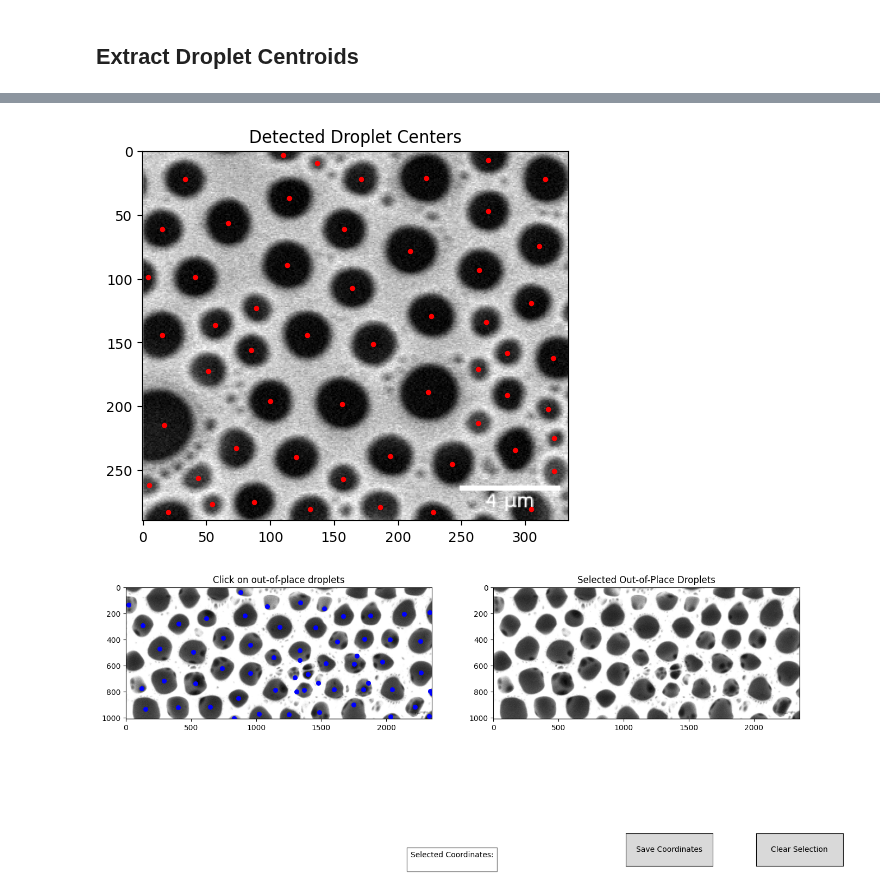
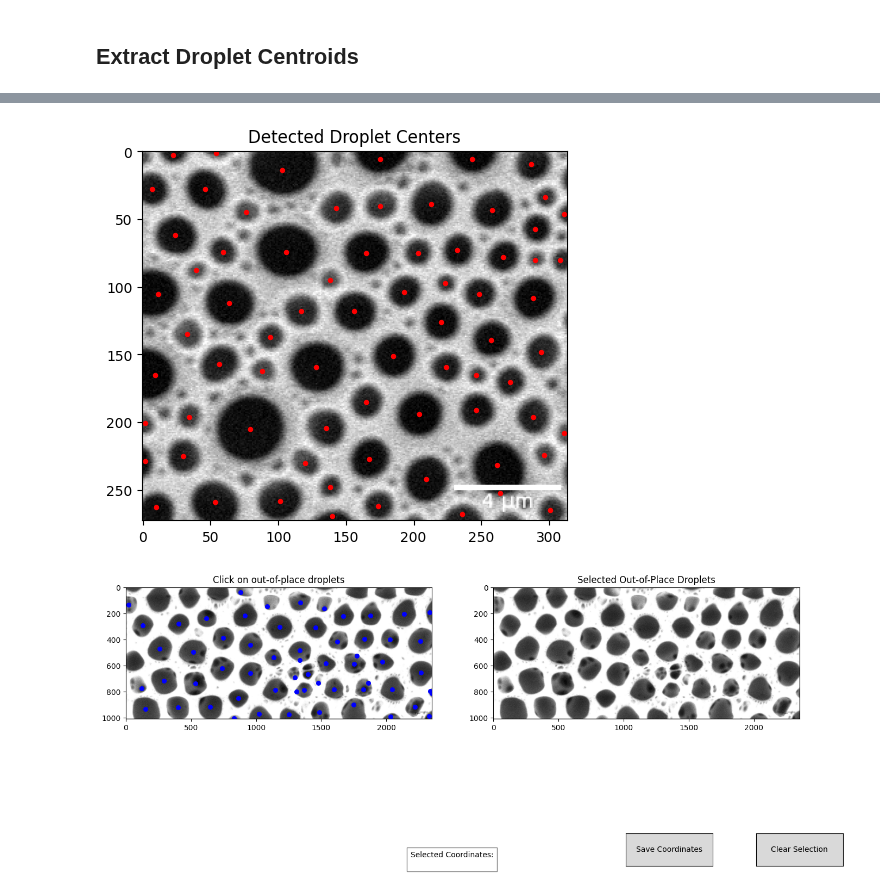
Before and after one commit to lemontang3/Python_Physics, a Jupyter notebook: Voronoi_Analysis.ipynb, the cells around one changed output, grey strips where cells are left out. Cells and saved outputs as stored; diff of their text form; code cells hidden in the pictures.

```diff
--- a/Voronoi_Analysis.ipynb
+++ b/Voronoi_Analysis.ipynb
@@ -47,7 +47,7 @@ import numpy as np
 import matplotlib.pyplot as plt
 
 # Load the image
-image_path = "sample2A.png"  # Update with your image path if needed
+image_path = "sample3B.png"  # Update with your image path if needed
 image = cv2.imread(image_path, cv2.IMREAD_GRAYSCALE)
 
 # Apply Gaussian blur to reduce noise
@@ -145,7 +145,7 @@ import numpy as np
 import matplotlib.pyplot as plt
 
 # Load the image in grayscale
-image_path = "sample2A.png"  # Update with your image path if needed
+image_path = "sample3B.png"  # Update with your image path if needed
 image = cv2.imread(image_path, cv2.IMREAD_GRAYSCALE)
 
 # Apply median blur to reduce noise
@@ -157,35 +157,36 @@ _, binary = cv2.threshold(blurred, 0, 255, cv2.THRESH_BINARY_INV + cv2.THRESH_OT
 # Perform morphological closing to fill small gaps
 kernel = np.ones((5, 5), np.uint8)
 closed = cv2.morphologyEx(binary, cv2.MORPH_CLOSE, kernel, iterations=2)
 
 # Detect edges using Canny edge detector
 edges = cv2.Canny(closed, 50, 150)
 
 # Find contours
 contours, _ = cv2.findContours(edges, cv2.RETR_EXTERNAL, cv2.CHAIN_APPROX_SIMPLE)
 
 # Convert to color image for visualization
 output_final = cv2.cvtColor(image, cv2.COLOR_GRAY2BGR)
 
 # Draw detected pore centers
 centroids = []
 for cnt in contours:
     M = cv2.moments(cnt)
     if M["m00"] != 0:
         cx = int(M["m10"] / M["m00"])
         cy = int(M["m01"] / M["m00"])
         centroids.append([cx, cy])
 # Convert to NumPy array
-centroids =np.array([[110, 3], [271, 7], [222, 21], [316, 22], [137, 9], [33, 22], [171, 22], [115, 37], [271, 47], [67, 56], [15, 61], [158, 61], [311, 74], [210, 78], [113, 89], [264, 93], [41, 99], [4, 99], [164, 107], [305, 119], [226, 129], [89, 123], [57, 136], [269, 134], [15, 144], [129, 144], [181, 151], [85, 156], [322, 162], [286, 158], [51, 172], [263, 171], [224, 189], [156, 198], [286, 191], [100, 196], [17, 215], [318, 202], [263, 213], [73, 233], [292, 234], [323, 225], [194, 239], [120, 240], [243, 245], [323, 251], [43, 256], [157, 257], [5, 262], [87, 275], [186, 279], [305, 281], [54, 277], [131, 281], [20, 283], [228, 283]]
+centroids =np.array([[22, 3], [54, 1], [103, 14], [175, 6], [243, 6], [287, 9], [46, 28], [7, 28], [213, 39], [297, 34], [258, 43], [143, 42], [175, 40], [76, 45], [311, 46], [290, 57], [24, 62], [106, 74], [165, 75], [232, 73], [59, 74], [203, 75], [266, 78], [308, 80], [290, 80], [39, 88], [11, 105], [138, 95], [223, 97], [193, 104], [288, 108], [64, 112], [248, 105], [156, 118], [117, 118], [220, 126], [33, 135], [257, 139], [94, 137], [185, 151], [294, 148], [128, 159], [56, 157], [9, 165], [224, 159], [88, 162], [271, 170], [246, 165], [165, 185], [204, 194], [79, 205], [246, 191], [288, 196], [34, 196], [135, 204], [2, 201], [311, 208], [167, 227], [30, 225], [262, 232], [296, 224], [2, 229], [120, 230], [209, 242], [138, 248], [53, 259], [101, 258], [264, 252], [10, 263], [174, 262], [301, 265], [236, 268], [140, 269]]
+
 )
 
 # Step 5: Plot the results
 plt.imshow(image, cmap='gray')
 plt.scatter(centroids[:, 0], centroids[:, 1], c='red', s=8)
 plt.title('Detected Droplet Centers')
 plt.show()
 # %% [output]
-[figure, old version]
+[figure, new version]
 # %%
 import cv2
 import numpy as np
```
Also changed, not shown: parts of 8 cells of this notebook, 4 other files.
